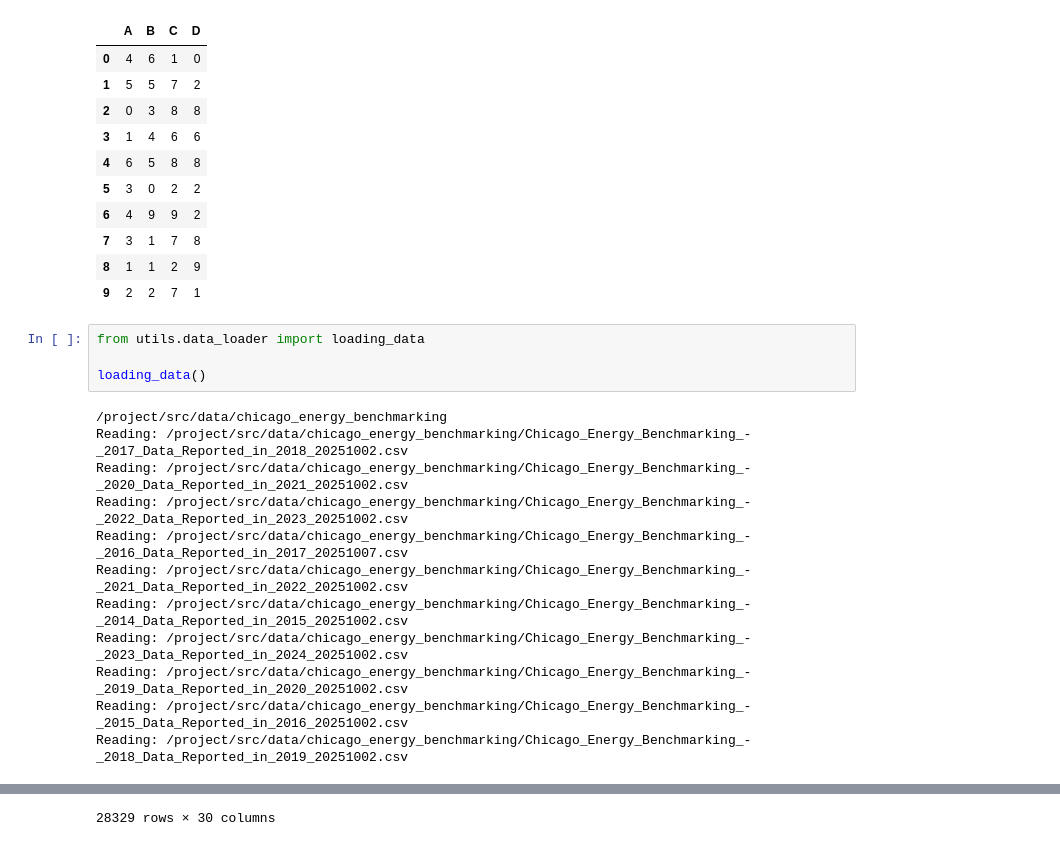
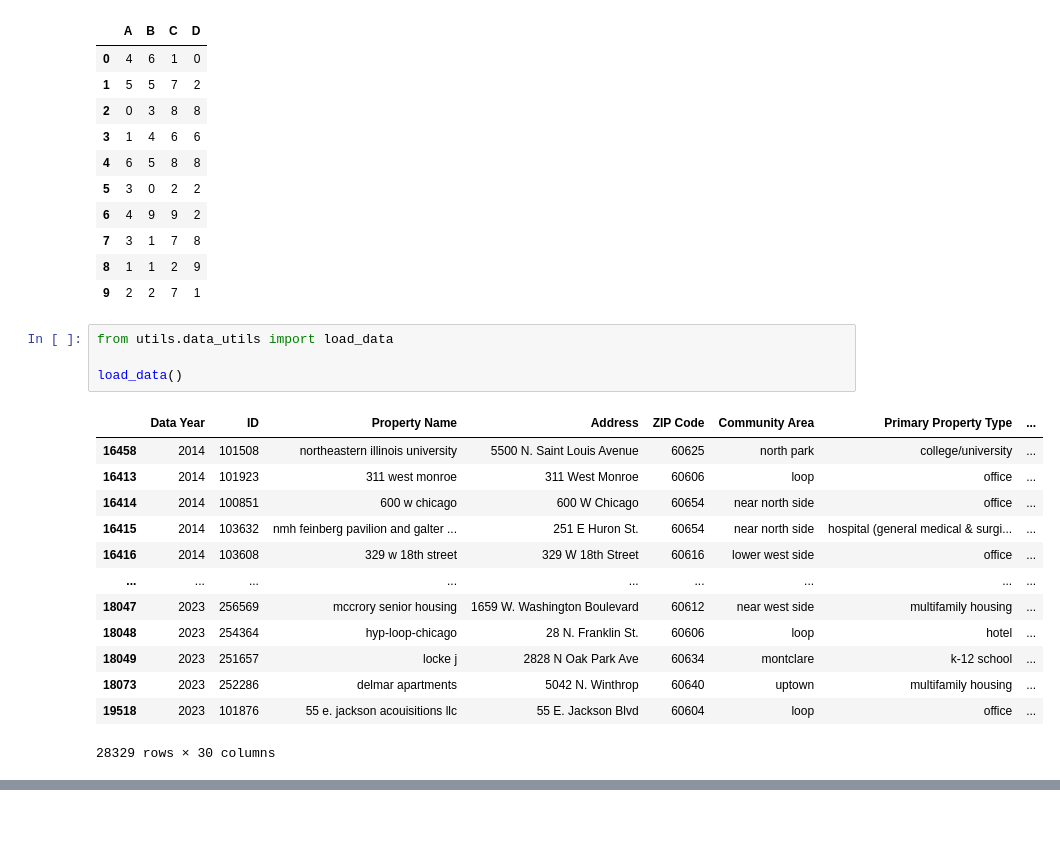
Before and after one commit to dsi-clinic/2025-autumn-city-of-chicago-energy, a Jupyter notebook: notebooks/Test.ipynb, the cells around one changed output, grey strips where cells are left out. Cells and saved outputs as stored; diff of their text form; blank space fills up the shorter version.

```diff
--- a/notebooks/Test.ipynb
+++ b/notebooks/Test.ipynb
@@ -18,18 +18,20 @@ test_df
 | 8 | 1 | 1 | 2 | 9 |
 | 9 | 2 | 2 | 7 | 1 |
 # %%
-from utils.data_loader import loading_data
+from utils.data_utils import load_data
 
-loading_data()
+load_data()
 # %% [output]
+|  | Data Year | ID | Property Name | Address | ZIP Code | Community Area | Primary Property Type | ... |
+| 16458 | 2014 | 101508 | northeastern illinois university | 5500 N. Saint Louis Avenue | 60625 | north park | college/university | ... |
+| 16413 | 2014 | 101923 | 311 west monroe | 311 West Monroe | 60606 | loop | office | ... |
+| 16414 | 2014 | 100851 | 600 w chicago | 600 W Chicago | 60654 | near north side | office | ... |
+| 16415 | 2014 | 103632 | nmh feinberg pavilion and galter ... | 251 E Huron St. | 60654 | near north side | hospital (general medical & surgi... | ... |
+| 16416 | 2014 | 103608 | 329 w 18th street | 329 W 18th Street | 60616 | lower west side | office | ... |
+| ... | ... | ... | ... | ... | ... | ... | ... | ... |
+| 18047 | 2023 | 256569 | mccrory senior housing | 1659 W. Washington Boulevard | 60612 | near west side | multifamily housing | ... |
+| 18048 | 2023 | 254364 | hyp-loop-chicago | 28 N. Franklin St. | 60606 | loop | hotel | ... |
+| 18049 | 2023 | 251657 | locke j | 2828 N Oak Park Ave | 60634 | montclare | k-12 school | ... |
+| 18073 | 2023 | 252286 | delmar apartments | 5042 N. Winthrop | 60640 | uptown | multifamily housing | ... |
+| 19518 | 2023 | 101876 | 55 e. jackson acouisitions llc | 55 E. Jackson Blvd | 60604 | loop | office | ... |
-/project/src/data/chicago_energy_benchmarking
-Reading: /project/src/data/chicago_energy_benchmarking/Chicago_Energy_Benchmarking_-_2017_Data_Reported_in_2018_20251002.csv
-Reading: /project/src/data/chicago_energy_benchmarking/Chicago_Energy_Benchmarking_-_2020_Data_Reported_in_2021_20251002.csv
-Reading: /project/src/data/chicago_energy_benchmarking/Chicago_Energy_Benchmarking_-_2022_Data_Reported_in_2023_20251002.csv
-Reading: /project/src/data/chicago_energy_benchmarking/Chicago_Energy_Benchmarking_-_2016_Data_Reported_in_2017_20251007.csv
-Reading: /project/src/data/chicago_energy_benchmarking/Chicago_Energy_Benchmarking_-_2021_Data_Reported_in_2022_20251002.csv
-Reading: /project/src/data/chicago_energy_benchmarking/Chicago_Energy_Benchmarking_-_2014_Data_Reported_in_2015_20251002.csv
-Reading: /project/src/data/chicago_energy_benchmarking/Chicago_Energy_Benchmarking_-_2023_Data_Reported_in_2024_20251002.csv
-Reading: /project/src/data/chicago_energy_benchmarking/Chicago_Energy_Benchmarking_-_2019_Data_Reported_in_2020_20251002.csv
-Reading: /project/src/data/chicago_energy_benchmarking/Chicago_Energy_Benchmarking_-_2015_Data_Reported_in_2016_20251002.csv
-Reading: /project/src/data/chicago_energy_benchmarking/Chicago_Energy_Benchmarking_-_2018_Data_Reported_in_2019_20251002.csv
+28329 rows × 30 columns
@@ -48 +37,0 @@ Reading: /project/src/data/chicago_energy_benchmarking/Chicago_Energy_Benchmarki
-28329 rows × 30 columns
```
Also changed, not shown: parts of 1 cell of this notebook, 7 other files.
